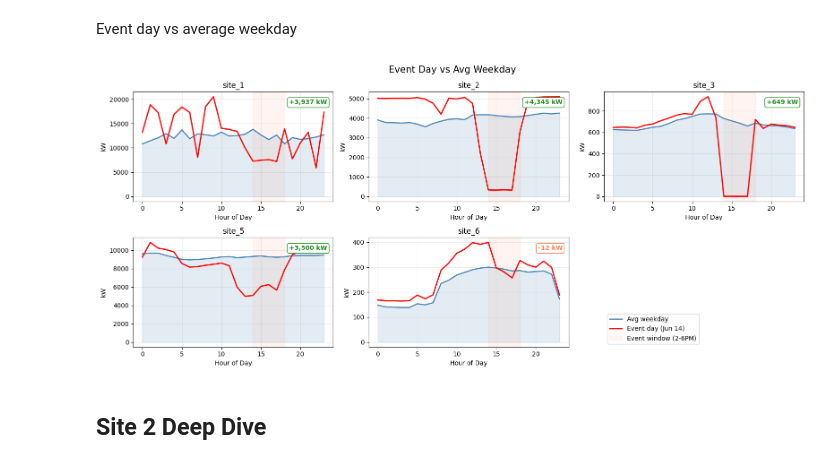
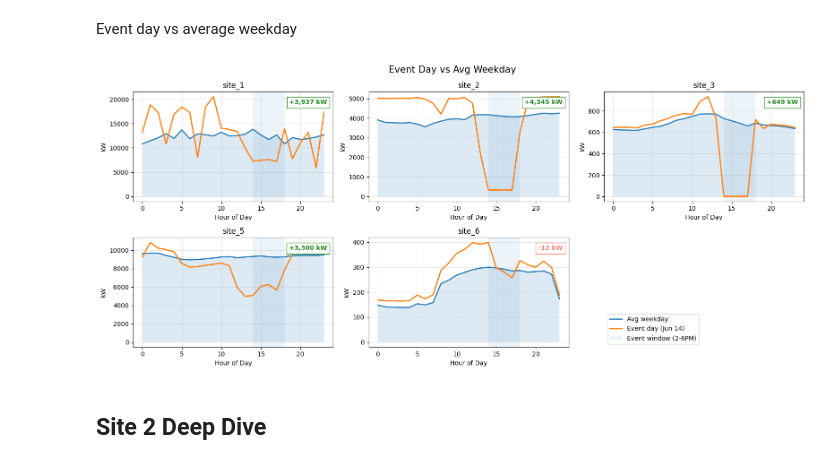
Before and after one commit to RuiyanH/Demand_Response_Case_Study, a Jupyter notebook: analysis.ipynb, the cells around one changed output. Cells and saved outputs as stored; diff of their text form; code cells hidden in the pictures.

Commit message:
everything up to date; final versrion

```diff
--- a/analysis.ipynb
+++ b/analysis.ipynb
@@ -115,6 +115,11 @@ build_time_series(
 Strong cyclic patterns;
 - weekly dominate: site 1 and 2
 - daily dominate: site 3, 5, and 6
+# %%
+def legend_outside(axes):
+    handles, labels = axes[0].get_legend_handles_labels()
+    axes[-1].axis("off")
+    axes[-1].legend(handles, labels, loc="lower left")
 # %%
 sites = list(all_data.keys())
 
@@ -204,54 +206,50 @@ Site 2 Anomaly: unusually large weekday ratio. Possibly due to off-days, outages
 Event day vs average weekday
 # %%
 fig, axes = plt.subplots(2, 3, figsize=(16, 7))
-axes = axes.flatten()
+axes = axes.ravel()
 
-fig.suptitle("Event Day vs Avg Weekday",
-             fontsize=15)
+fig.suptitle("Event Day vs Avg Weekday", fontsize=15)
 
 event_date = start.normalize()
+event_end = event_date + pd.Timedelta(days=1)
 
 for ax, site in zip(axes, sites):
     df = all_data[site].copy()
     df["hour"] = df["timestamp"].dt.hour
 
-    weekday_profile = df[df["timestamp"].dt.weekday < 5].groupby("hour")["load_kw"].mean()
+    wkday_mean = df[df["timestamp"].dt.weekday < 5].groupby("hour")["load_kw"].mean()
 
-    event_day = df[
-        (df["timestamp"] >= event_date) &
-        (df["timestamp"] < event_date + pd.Timedelta(days=1))
-    ]
+    event_day = df[(df["timestamp"] >= event_date) & (df["timestamp"] < event_end)]
 
-    ax.fill_between(weekday_profile.index, weekday_profile.values,
-                     alpha=0.15, color="steelblue")
-    ax.plot(weekday_profile.index, weekday_profile.values,
-            label="Avg weekday", linewidth=1.8, color="steelblue")
-    ax.plot(event_day["hour"].values, event_day["load_kw"].values,
-            label="Event day (Jun 14)", linewidth=2, color="red")
+    plt.sca(ax)
 
-    ax.axvspan(14, 18, color="coral", alpha=0.08, label="Event window (2-6PM)")
+    plt.fill_between(wkday_mean.index, wkday_mean, alpha=0.15)
+    plt.plot(wkday_mean.index, wkday_mean, label="Avg weekday", linewidth=1.8)
+
+    plt.plot(event_day["hour"], event_day["load_kw"], label="Event day (Jun 14)", linewidth=2)
+
+    plt.axvspan(14, 18, alpha=0.08, label="Event window (2-6PM)")
 
     perf = perf_10of10.get(site, 0)
-    badge = f"+{perf:,.0f} kW" if perf >= 0 else f"{perf:,.0f} kW"
-    color = "forestgreen" if perf > 0 else "coral"
-    ax.text(0.97, 0.93, badge, transform=ax.transAxes,
-            fontweight="bold", color=color, ha="right", va="top",
-            bbox=dict(boxstyle="round,pad=0.3", fc="white", ec=color))
+    badge = f"{perf:+,.0f} kW" if perf >= 0 else f"{perf:,.0f} kW"
+    color = "forestgreen" if perf > 0 else "salmon"
+    plt.text(
+        0.97, 0.93, badge, transform=ax.transAxes,
+        fontweight="bold", color=color, ha="right", va="top",
+        bbox=dict(fc="white", ec=color),
+    )
 
-    ax.set_title(site)
-    ax.set_ylabel("kW")
-    ax.set_xlabel("Hour of Day")
-    ax.grid(True, alpha=0.25)
+    plt.title(site)
+    plt.ylabel("kW")
+    plt.xlabel("Hour of Day")
+    plt.grid(True, alpha=0.3)
 
-
-handles, labels = axes[0].get_legend_handles_labels()
-axes[-1].axis("off")
-axes[-1].legend(handles, labels, loc="lower left")
+legend_outside(axes)
 
 plt.tight_layout()
 plt.show()
 # %% [output]
-[figure, old version]
+[figure, new version]
 # %% [markdown]
 ## Site 2 Deep Dive
 # %%
```
Also changed, not shown: parts of 6 cells of this notebook, 4 other files.
